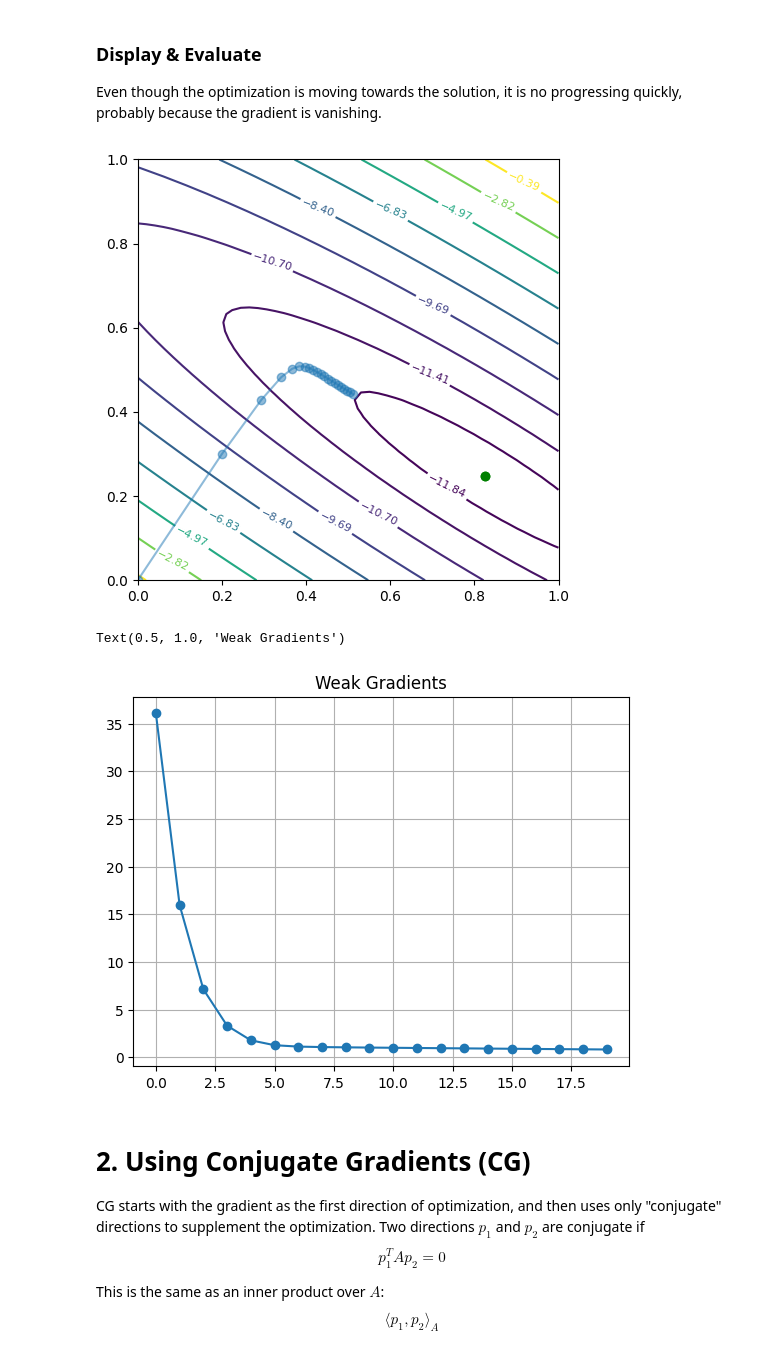
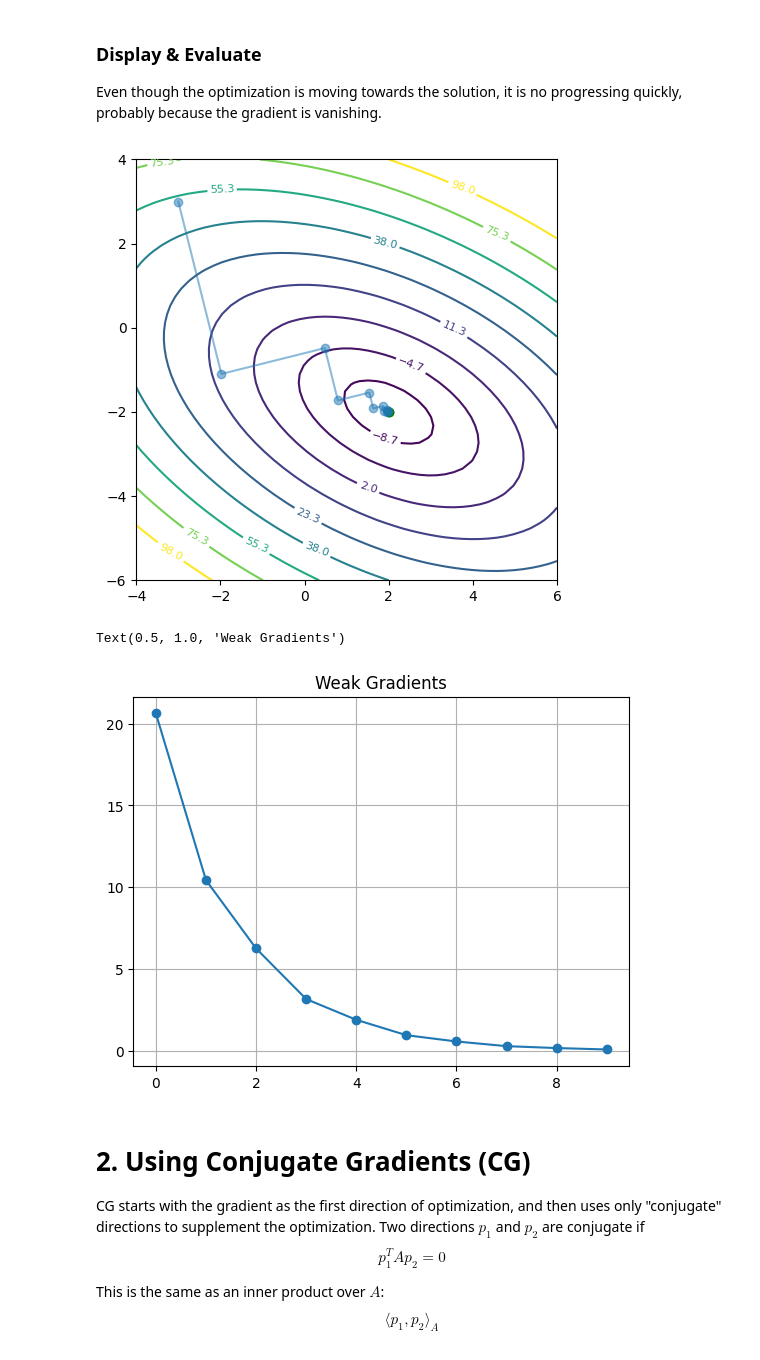
Before and after one commit to tomasruizt/Code-Along, a Jupyter notebook: papers/Solving Linear Systems.ipynb, the cells around one changed output. Saved outputs shown, nothing was run; the diff lists cells and outputs as text; code cells hidden in the pictures.

```diff
--- a/papers/Solving Linear Systems.ipynb
+++ b/papers/Solving Linear Systems.ipynb
@@ -15,12 +17,11 @@ When $A$ is symetric, then the gradient is $$ \nabla f(x) = Ax - b $$ and this g
 import numpy as np
 
 A = np.array([
-    [1., 4.0],
-    [4.0, 5.],
+    [3., 2.],
+    [2., 6.],
 ])
-A = A @ A
 
-b = 5 * np.array([4., 6.])
+b = np.array([2., -8.])
 
 solution = np.linalg.solve(A, b)
 print("Solution is:", solution)
@@ -48,5 +49,8 @@ def f(x):
 def grad_f(x):
     return A @ x - b
 
+def opt_alpha(grad):
+    return grad.T @ grad / (grad.T @ A @ grad)
+
 f(solution)
 # %% [output]
@@ -55,13 +59,13 @@ np.float64(-11.983471074380164)
 Plot the landscape of $f(x)$:
 # %%
 def plot_loss():
-    x1s = np.linspace(0, 1)
-    x2s = x1s
+    x1s = np.linspace(-4, 6)
+    x2s = np.linspace(-6, 4)
     X1, X2 = np.meshgrid(x1s, x2s)
     Z = np.array([f(pair) for pair in np.array([X1.flatten(), X2.flatten()]).T]).T.reshape(X1.shape)
 
     fig, ax = plt.subplots()
-    CS = ax.contour(X1, X2, Z, levels=[f(np.array([solution[0], x])) for x in np.linspace(solution[1], 1, 10)])
+    CS = ax.contour(X1, X2, Z, levels=[f(np.array([solution[0], y])) for y in np.linspace(solution[1], 4, 10)])
     ax.scatter(*solution, color="green")
     ax.clabel(CS, inline=True, fontsize=8)
     fig.tight_layout()
@@ -75,13 +79,15 @@ plt.show()
 # %% [markdown]
 ### Find the solution with minimization
 # %%
-x = np.zeros_like(solution)
+worst_case = np.array([-3, 3])
+x = worst_case
 xs = [x]
 grads = []
-for _ in range(20):
+for _ in range(10):
     grad = grad_f(x)
     grads.append(grad)
-    x = x - 0.01 * grad
+    alpha = opt_alpha(grad=grad)
+    x = x - alpha * grad
     xs.append(x)
     print("loss:", f(x))
 xs = np.array(xs)
@@ -113,12 +109,10 @@ Even though the optimization is moving towards the solution, it is no progressin
 # %%
 plot_loss()
 plt.plot(*xs.T, marker="o", alpha=0.5)
 plt.scatter(*solution, color="green")
-plt.xlim((0, 1))
-plt.ylim((0, 1))
 plt.show()
 # %% [output]
-[figure, old version]
+[figure, new version]
 # %%
 grad_norms = np.linalg.norm(grads, axis=1)
 
@@ -127,7 +121,7 @@ plt.grid()
 plt.title("Weak Gradients")
 # %% [output]
 Text(0.5, 1.0, 'Weak Gradients')
-[figure, old version]
+[figure, new version]
 # %%
 del x
 # %% [markdown]
```
Also changed, not shown: parts of 10 cells of this notebook.
